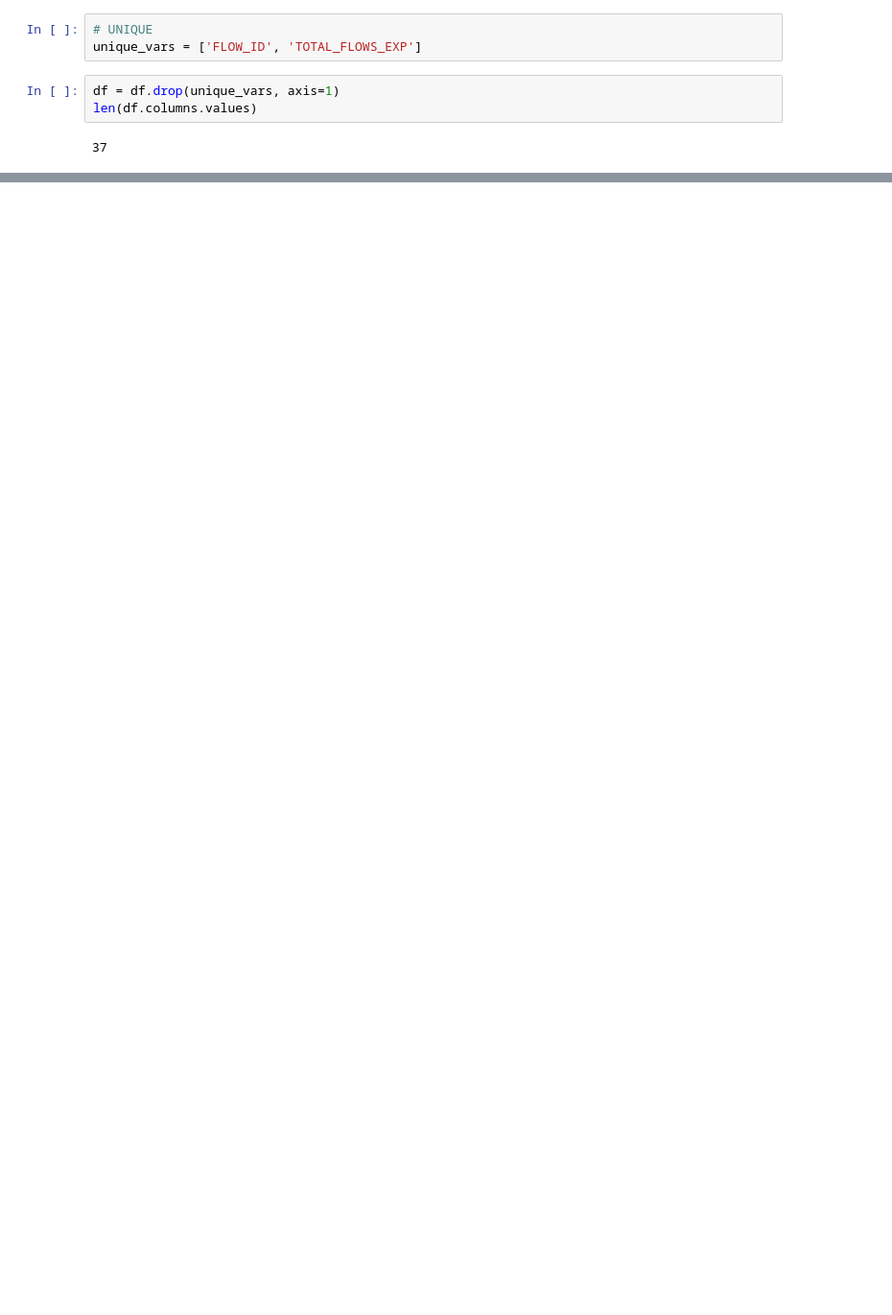
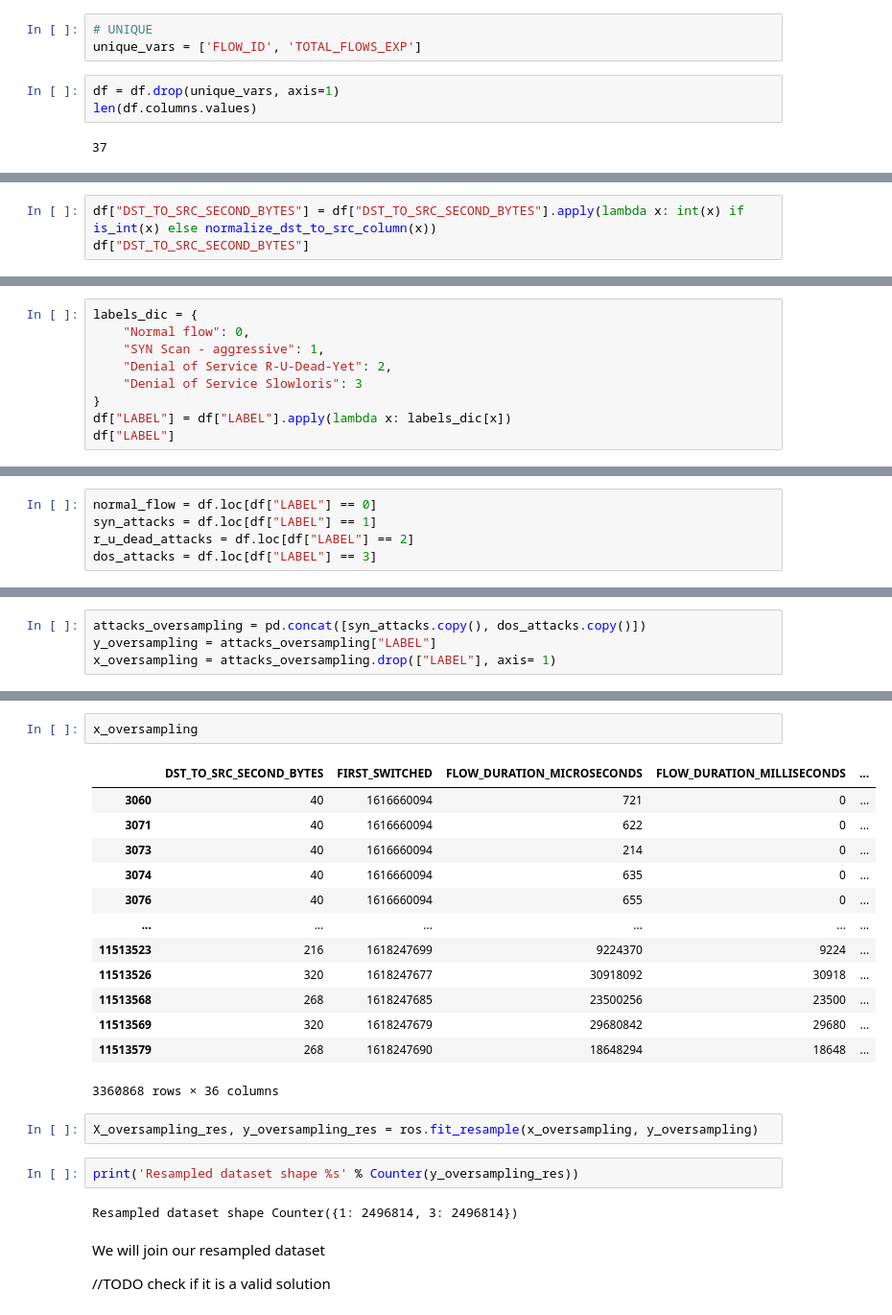
Before and after one commit to DouglasDL28/attack-detection, a Jupyter notebook: attack_detection.ipynb, the cells around one changed output, grey strips where cells are left out. Shown at 96% size. Saved outputs shown, nothing was run; the diff lists cells and outputs as text; blank space fills up the shorter version.

```diff
--- a/attack_detection.ipynb
+++ b/attack_detection.ipynb
@@ -133,0 +208,3 @@ IndexError: only integers, slices (`:`), ellipsis (`...`), numpy.newaxis (`None`
+# %%
+df["DST_TO_SRC_SECOND_BYTES"] = df["DST_TO_SRC_SECOND_BYTES"].apply(lambda x: int(x) if is_int(x) else normalize_dst_to_src_column(x))
+df["DST_TO_SRC_SECOND_BYTES"]
@@ -133,0 +234,9 @@ IndexError: only integers, slices (`:`), ellipsis (`...`), numpy.newaxis (`None`
+# %%
+labels_dic = {
+    "Normal flow": 0,
+    "SYN Scan - aggressive": 1,
+    "Denial of Service R-U-Dead-Yet": 2,
+    "Denial of Service Slowloris": 3
+}
+df["LABEL"] = df["LABEL"].apply(lambda x: labels_dic[x])
+df["LABEL"]
@@ -133,0 +260,5 @@ IndexError: only integers, slices (`:`), ellipsis (`...`), numpy.newaxis (`None`
+# %%
+normal_flow = df.loc[df["LABEL"] == 0]
+syn_attacks = df.loc[df["LABEL"] == 1]
+r_u_dead_attacks = df.loc[df["LABEL"] == 2]
+dos_attacks = df.loc[df["LABEL"] == 3]
@@ -133,0 +278,4 @@ IndexError: only integers, slices (`:`), ellipsis (`...`), numpy.newaxis (`None`
+# %%
+attacks_oversampling = pd.concat([syn_attacks.copy(), dos_attacks.copy()])
+y_oversampling = attacks_oversampling["LABEL"]
+x_oversampling = attacks_oversampling.drop(["LABEL"], axis= 1)
@@ -133,0 +297,26 @@ IndexError: only integers, slices (`:`), ellipsis (`...`), numpy.newaxis (`None`
+# %%
+x_oversampling
+# %% [output]
+|  | DST_TO_SRC_SECOND_BYTES | FIRST_SWITCHED | FLOW_DURATION_MICROSECONDS | FLOW_DURATION_MILLISECONDS | ... |
+| 3060 | 40 | 1616660094 | 721 | 0 | ... |
+| 3071 | 40 | 1616660094 | 622 | 0 | ... |
+| 3073 | 40 | 1616660094 | 214 | 0 | ... |
+| 3074 | 40 | 1616660094 | 635 | 0 | ... |
+| 3076 | 40 | 1616660094 | 655 | 0 | ... |
+| ... | ... | ... | ... | ... | ... |
+| 11513523 | 216 | 1618247699 | 9224370 | 9224 | ... |
+| 11513526 | 320 | 1618247677 | 30918092 | 30918 | ... |
+| 11513568 | 268 | 1618247685 | 23500256 | 23500 | ... |
+| 11513569 | 320 | 1618247679 | 29680842 | 29680 | ... |
+| 11513579 | 268 | 1618247690 | 18648294 | 18648 | ... |
+3360868 rows × 36 columns
+# %%
+X_oversampling_res, y_oversampling_res = ros.fit_resample(x_oversampling, y_oversampling)
+# %%
+print('Resampled dataset shape %s' % Counter(y_oversampling_res))
+# %% [output]
+Resampled dataset shape Counter({1: 2496814, 3: 2496814})
+# %% [markdown]
+We will join our resampled dataset
+
+//TODO check if it is a valid solution
```
Also changed, not shown: parts of 50 cells of this notebook, 1 other file.
